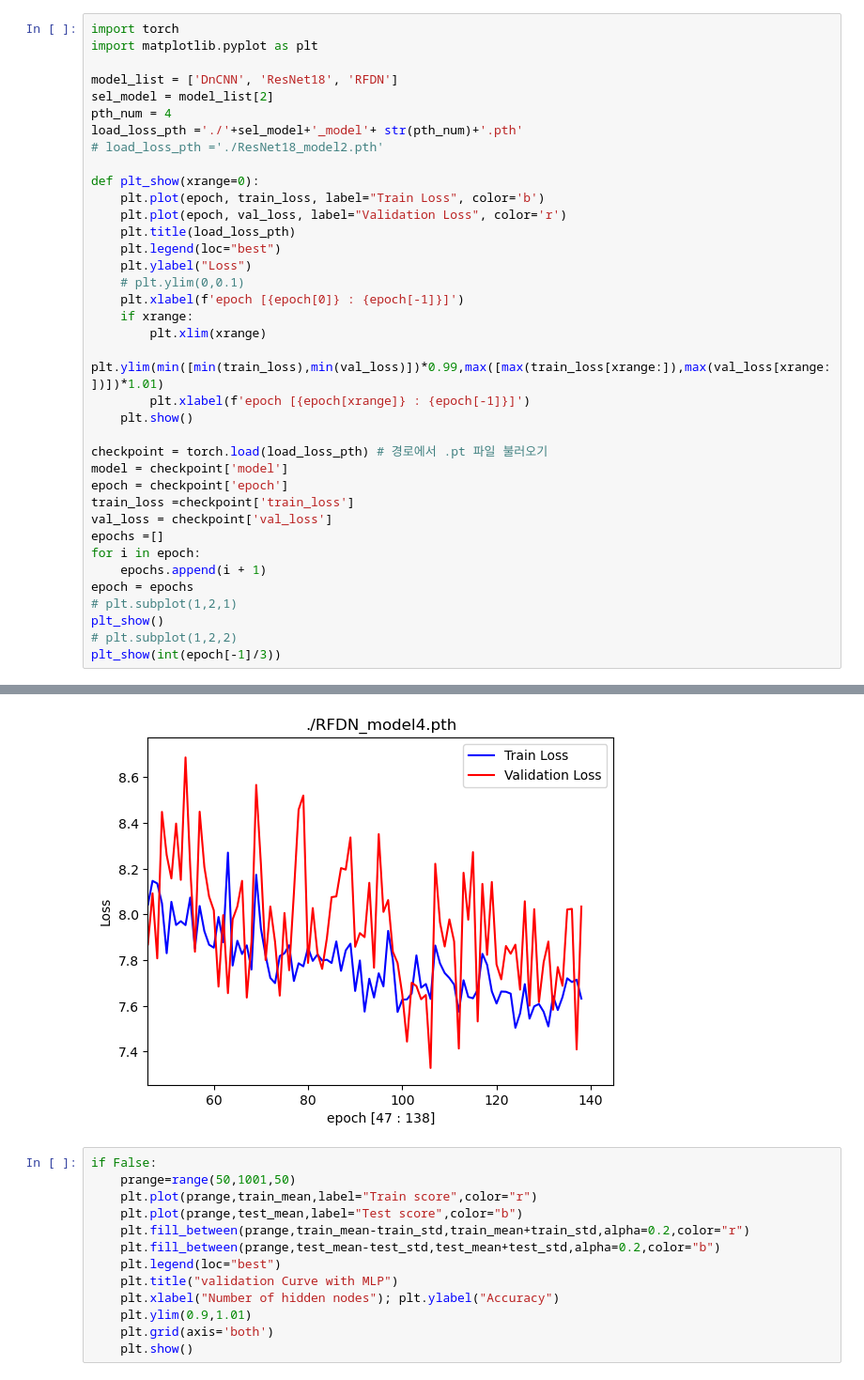
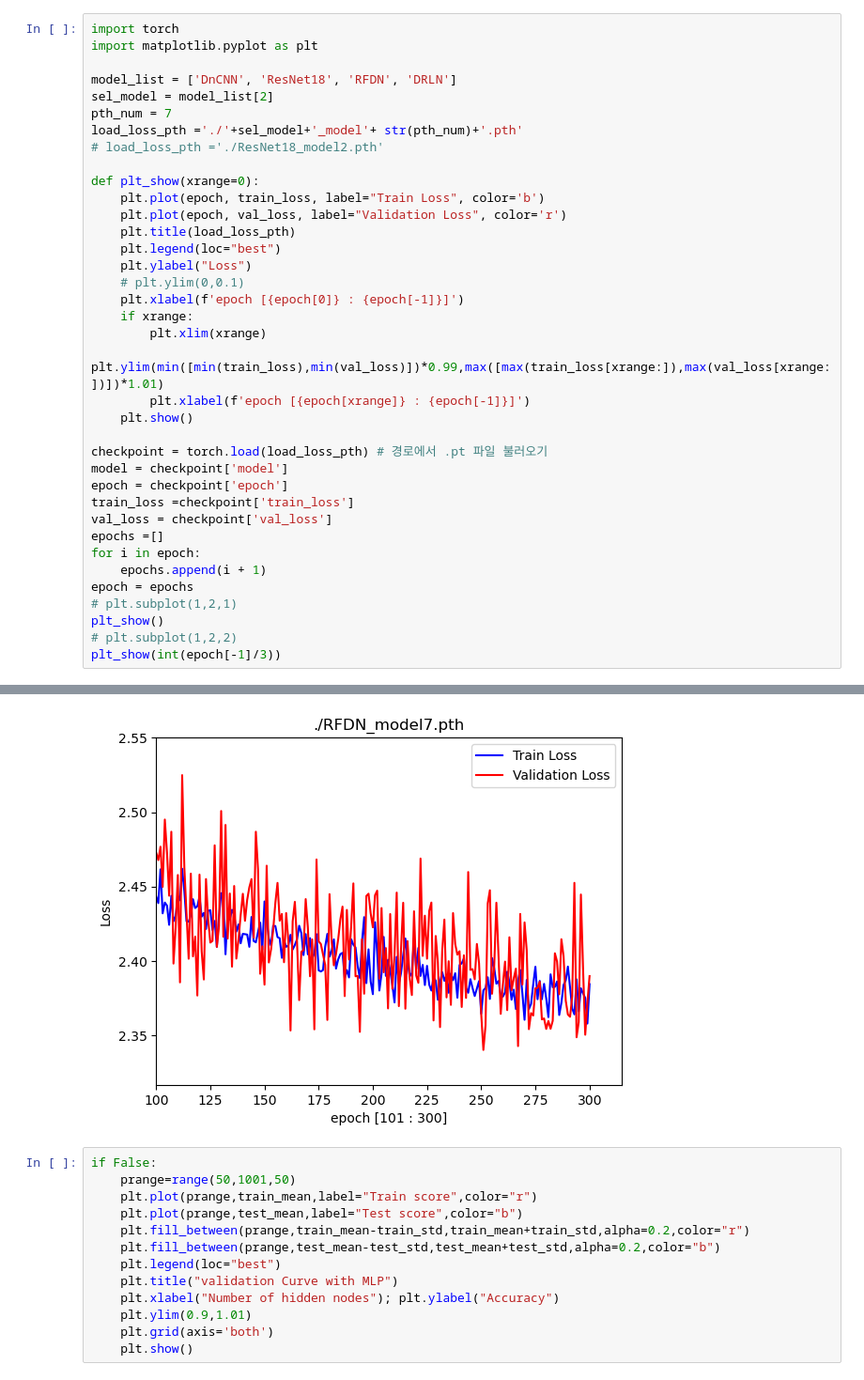
Before and after one commit to joohyun7u/mlp_compitition, a Jupyter notebook: cjh/loss/loss_visual.ipynb, the cells around one changed output, grey strips where cells are left out. Shown at 94% size. Drawn from its saved outputs; the diff is of its cells as text.

```diff
--- a/cjh/loss/loss_visual.ipynb
+++ b/cjh/loss/loss_visual.ipynb
@@ -2,9 +2,9 @@
 import torch
 import matplotlib.pyplot as plt
 
-model_list = ['DnCNN', 'ResNet18', 'RFDN']
+model_list = ['DnCNN', 'ResNet18', 'RFDN', 'DRLN']
 sel_model = model_list[2]
-pth_num = 4
+pth_num = 7
 load_loss_pth ='./'+sel_model+'_model'+ str(pth_num)+'.pth'
 # load_loss_pth ='./ResNet18_model2.pth'
 
@@ -40,4 +40,4 @@ plt_show(int(epoch[-1]/3))
-[figure, old version]
+[figure, new version]
 # %%
 if False:
     prange=range(50,1001,50)
```
Also changed, not shown: parts of 1 cell of this notebook, 27 other files.
